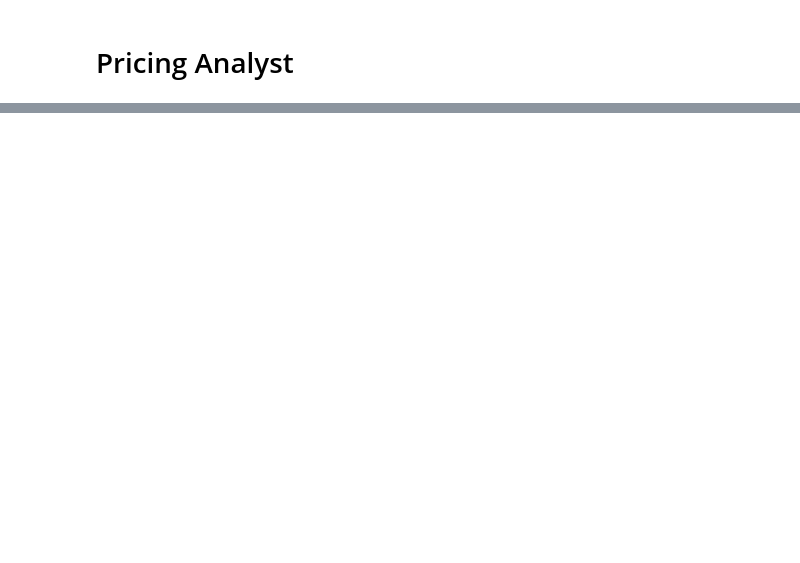
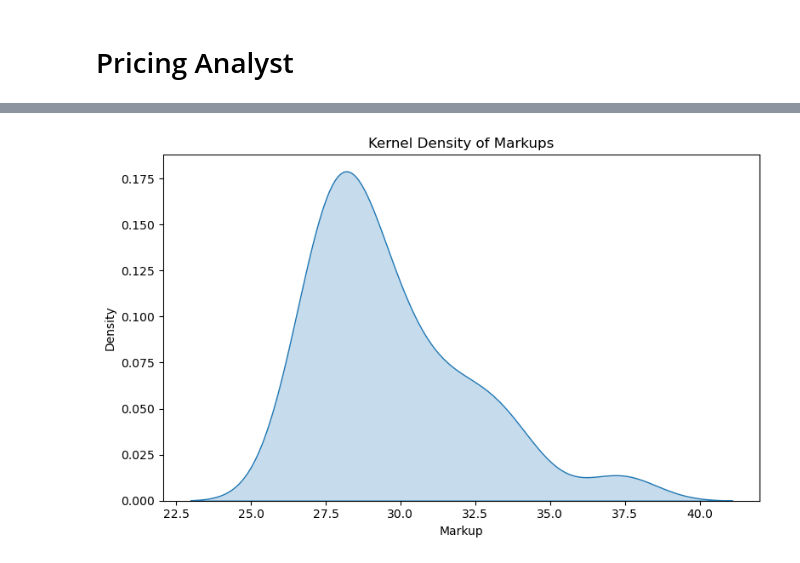
Before and after one commit to nathan4luu/DS-3001-Project-2, a Jupyter notebook: deliverables/pricing-analyst.ipynb, the cells around one changed output, grey strips where cells are left out. Saved outputs shown, nothing was run; the diff lists cells and outputs as text; code cells hidden in the pictures; blank space fills up the shorter version.

```diff
--- a/deliverables/pricing-analyst.ipynb
+++ b/deliverables/pricing-analyst.ipynb
@@ -39,0 +167,9 @@ This part of the work is the **pricing analyst** or **applied economist** role:
+# %%
+plt.figure(figsize=(8, 5))
+sns.kdeplot(data=df, x="markup", fill=True)
+plt.title("Kernel Density of Markups")
+plt.xlabel("Markup")
+plt.tight_layout()
+plt.show()
+# %% [output]
+[figure, added]
```
Also changed, not shown: parts of 17 cells of this notebook.
